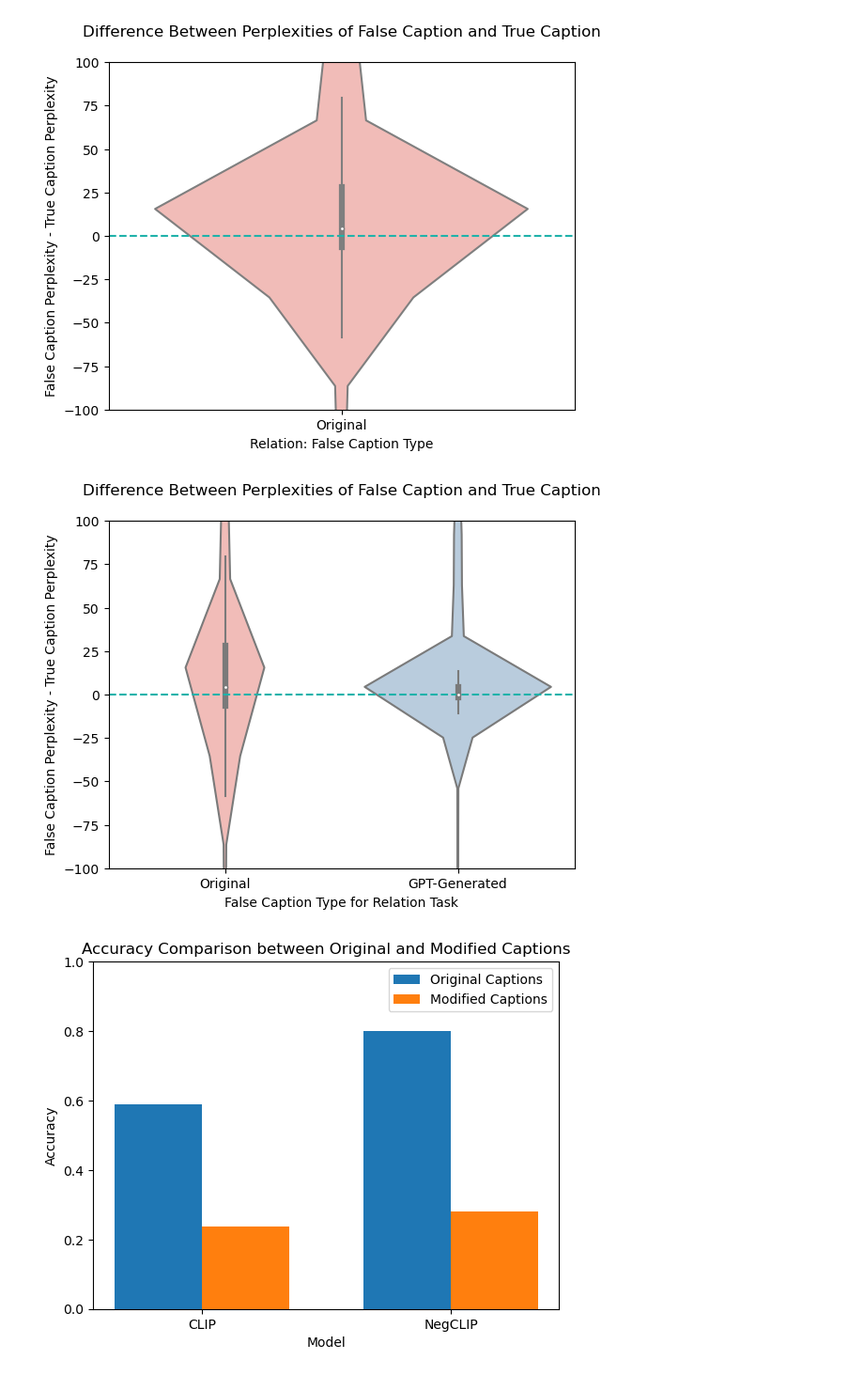
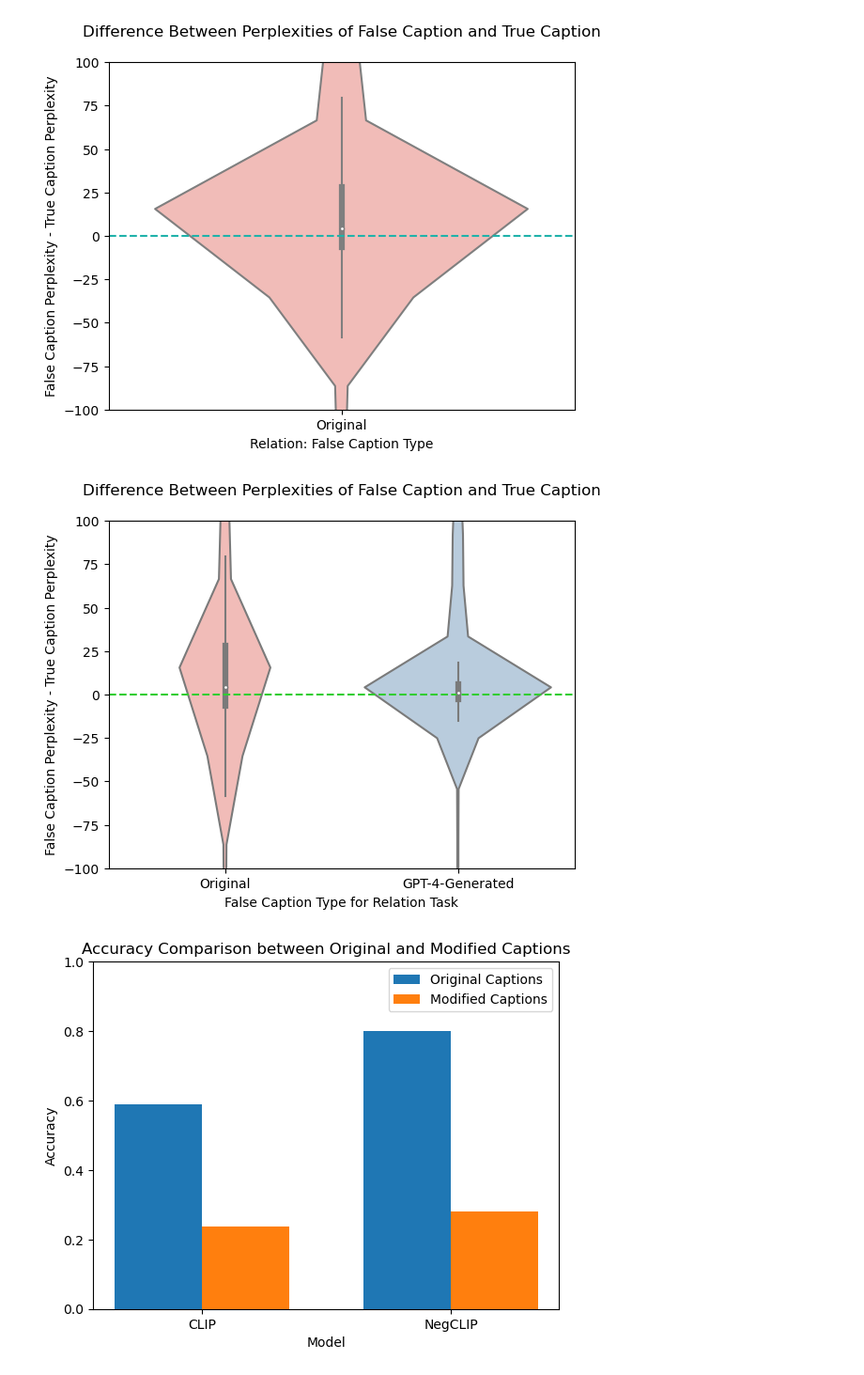
Before and after one commit to ewang-pu/CompVLMs, a Jupyter notebook: vision-language-models-are-bows/notebooks/bias.ipynb, the cells around one changed output. Shown at 94% size. Saved outputs shown, nothing was run; the diff lists cells and outputs as text; code cells hidden in the pictures.

```diff
--- a/vision-language-models-are-bows/notebooks/bias.ipynb
+++ b/vision-language-models-are-bows/notebooks/bias.ipynb
@@ -53,12 +55,3 @@ print(sum(same))
 # %% [output]
 [False, False, False, False, False, True, False, False, False, False, False, False, True, False, False, False, True, False, False, False, False, False, False, False, False, False, True, False, False,  ...
 3773
-# %%
-same = 0
-for i in range(len(true)):
-  if true[i] == gpt[i]:
-    same += 1
-
-print(same)
-
-print(same/len(true))
@@ -76,6 +70,9 @@ rel_true = rel_probs['array_0']
 rel_false= rel_probs['array_1']
 rel_new0= rel_probs['array_2']
 rel_new1= rel_probs['array_3']
+# %%
+same = np.array(same)
+rel_new0 = rel_new0[~same]
 # %%
 print(rel_true.mean())
 print(rel_false.mean())
@@ -94,6 +95,8 @@ rel_new0= rel_probs['array_2']
 rel_new1= rel_probs['array_3']
 
 rel_gpt = np.load("C:/Users/ewang/OneDrive/Desktop/Fall 2023/CompVLMs/vision-language-models-are-bows/experiment_scripts/rel-gpt-0-nlls.npz")['array_0']
+# %%
+rel_new0 = rel_new0[~same]
 # %%
 print(rel_true.mean())
 print(rel_false.mean())
@@ -141,7 +140,7 @@ print(sum(perps_gpt > perps_true) / len(perps_true))
 0.7465012324017212
 # %%
 rel_gap_og = perps_false - perps_true
-rel_gap_new = perps_new0 - perps_true
+rel_gap_new = perps_new0 - perps_true[~same]
 rel_gap_gpt = perps_gpt-perps_true
 # %%
 rel_gap_og.mean()
@@ -198,25 +202,23 @@ plt.show()
 # %% [output]
 [figure]
 # %%
-import seaborn as sns
-import matplotlib.pyplot as plt
 
-# Create a DataFrame to hold the data
-import pandas as pd
-data = pd.DataFrame({'Original': rel_gap_og, 'GPT-Generated': rel_gap_new})
+rel_gap_new = np.pad(rel_gap_new, (0, len(rel_gap_og) - len(rel_gap_new)), mode='constant', constant_values=np.nan)
+
+data = pd.DataFrame({'Original': rel_gap_og, 'GPT-4-Generated': rel_gap_new})
 
 # Create side by side violin plots
 sns.violinplot(data=data, palette="Pastel1")
 
 # Display the plot
 plt.ylim(-100, 100)
-plt.axhline(0, color='lightseagreen', linestyle='--')
+plt.axhline(0, color='limegreen', linestyle='--')
 plt.xlabel("False Caption Type for Relation Task")
 plt.ylabel("False Caption Perplexity - True Caption Perplexity")
 plt.title("Difference Between Perplexities of False Caption and True Caption", pad = 20)
 plt.show()
 # %% [output]
-[figure, old version]
+[figure, new version]
 # %%
 import matplotlib.pyplot as plt
 import numpy as np
```
Also changed, not shown: parts of 13 cells of this notebook, 9 other files.
